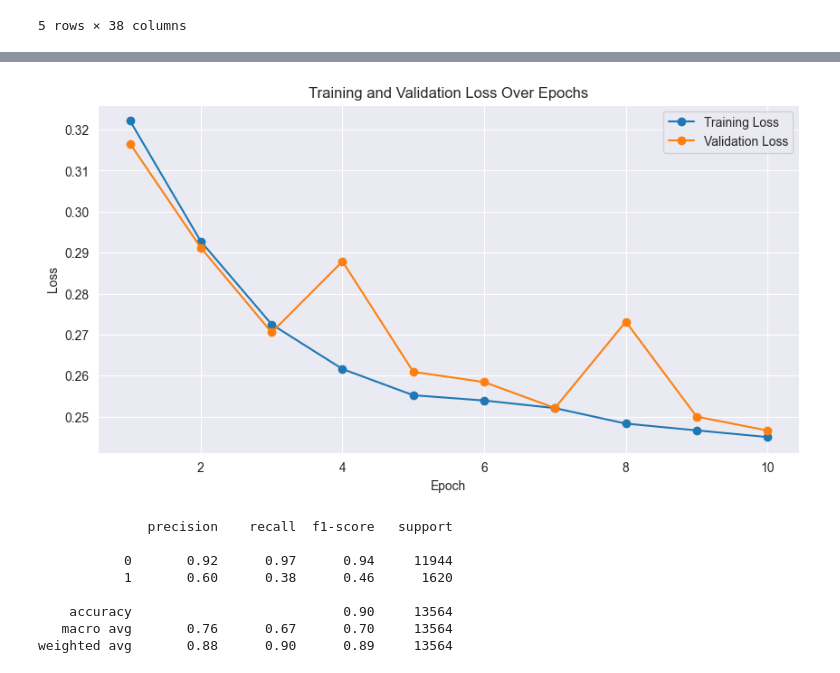
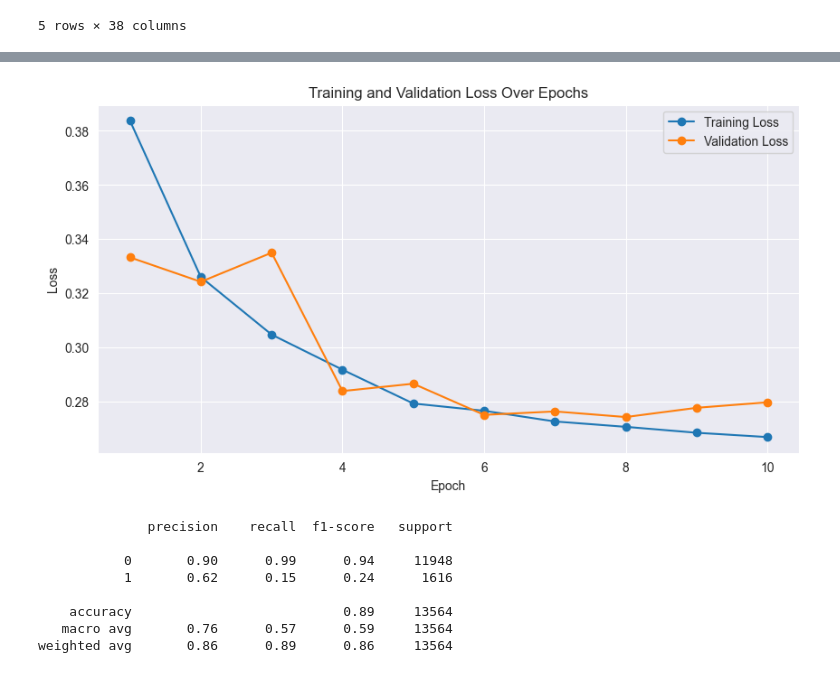
Before and after one commit to BinaraMendis7/Machine-learning, a Jupyter notebook: Mlcw.ipynb, the cells around one changed output, grey strips where cells are left out. Drawn from its saved outputs; the diff is of its cells as text; code cells hidden in the pictures.

```diff
--- a/Mlcw.ipynb
+++ b/Mlcw.ipynb
@@ -221,15 +315,17 @@ df.head()
 from sklearn.decomposition import PCA
 
 
+X=df[grouped_features]
 
-X=df.iloc[:,10:]
 
-pca = PCA(n_components=2)
+pca = PCA(0.95)
 X_pca = pca.fit_transform(X)
 explained_variance = pca.explained_variance_ratio_
 print("Explained Variance Ratio:",explained_variance)
-pca_columns = X_pca[:, :1]
+pca_columns = X_pca[:, :3]
 pca_data = np.concatenate([pca_columns], axis=1)
-pca_df = pd.DataFrame(pca_data, columns=['PCA'])
+pca_df = pd.DataFrame(pca_data, columns=['PCA1','PCA2','PCA3'])
 pca_df.head()
+new_df=pd.concat([df.iloc[:,0:10], pca_df],axis=1)
+new_df.head()
 # %% [output]
@@ -320,8 +400,8 @@ import torch.nn as nn
 import torch.optim as optim
 
 
-input = torch.tensor(df.drop(columns=['y']).values, dtype=torch.float32)
-target = torch.tensor(df['y'].values, dtype=torch.long)
+input = torch.tensor(new_df.drop(columns=['y']).values, dtype=torch.float32)
+target = torch.tensor(new_df['y'].values, dtype=torch.long)
 
 
 dataset = TensorDataset(input, target)
@@ -410,9 +490,9 @@ print(classification_report(y_val.numpy(), y_pred.numpy()))
-[figure, old version]
+[figure, new version]
               precision    recall  f1-score   support
 
-           0       0.92      0.97      0.94     11944
-           1       0.60      0.38      0.46      1620
+           0       0.90      0.99      0.94     11948
+           1       0.62      0.15      0.24      1616
 
-    accuracy                           0.90     13564
-   macro avg       0.76      0.67      0.70     13564
-weighted avg       0.88      0.90      0.89     13564
+    accuracy                           0.89     13564
+   macro avg       0.76      0.57      0.59     13564
+weighted avg       0.86      0.89      0.86     13564
```
Also changed, not shown: parts of 8 cells of this notebook.
